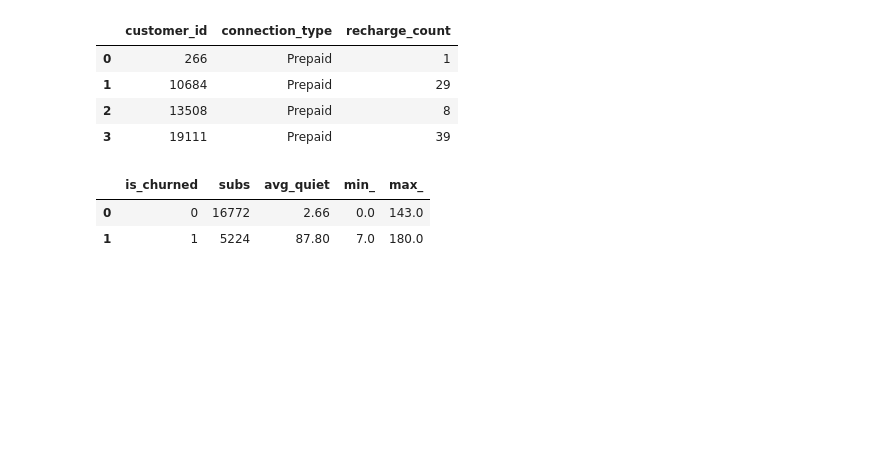
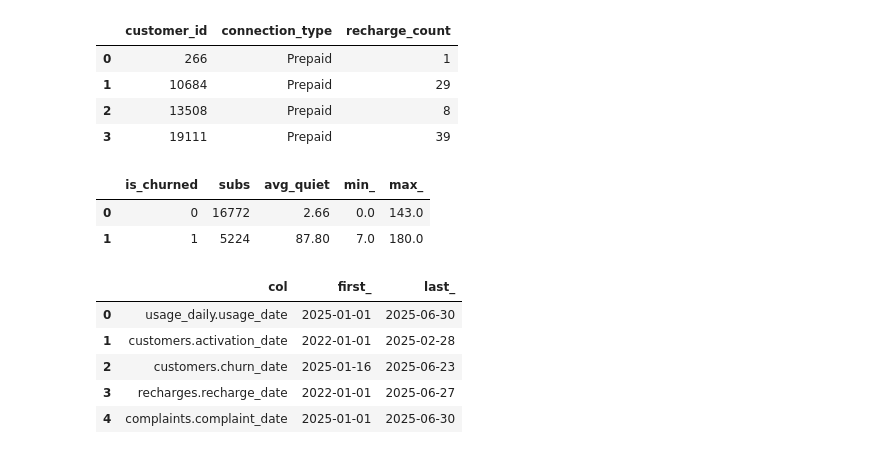
Before and after one commit to muhammedjunaidpkbca25dbi-creator/Airtel-telecom-analytics, a Jupyter notebook: Notebooks/data_understand.ipynb, the cells around one changed output. Drawn from its saved outputs; the diff is of its cells as text; code cells hidden in the pictures; blank space fills up the shorter version.

```diff
--- a/Notebooks/data_understand.ipynb
+++ b/Notebooks/data_understand.ipynb
@@ -182,3 +182,27 @@ GROUP  BY c.is_churned;""")
 |  | is_churned | subs | avg_quiet | min_ | max_ |
 | 0 | 0 | 16772 | 2.66 | 0.0 | 143.0 |
 | 1 | 1 | 5224 | 87.80 | 7.0 | 180.0 |
+# %%
+q("""SELECT 'usage_daily.usage_date' AS col,
+       MIN(usage_date) AS first_,
+       MAX(usage_date) AS last_
+FROM   usage_daily
+UNION ALL SELECT 'customers.activation_date',
+       MIN(activation_date), MAX(activation_date)
+FROM   customers
+UNION ALL SELECT 'customers.churn_date',
+       MIN(churn_date), MAX(churn_date)
+FROM   customers
+UNION ALL SELECT 'recharges.recharge_date',
+       MIN(recharge_date), MAX(recharge_date)
+FROM   recharges
+UNION ALL SELECT 'complaints.complaint_date',
+       MIN(complaint_date), MAX(complaint_date)
+FROM   complaints;""")
+# %% [output]
+|  | col | first_ | last_ |
+| 0 | usage_daily.usage_date | 2025-01-01 | 2025-06-30 |
+| 1 | customers.activation_date | 2022-01-01 | 2025-02-28 |
+| 2 | customers.churn_date | 2025-01-16 | 2025-06-23 |
+| 3 | recharges.recharge_date | 2022-01-01 | 2025-06-27 |
+| 4 | complaints.complaint_date | 2025-01-01 | 2025-06-30 |
```
Also changed, not shown: 11 other files.
